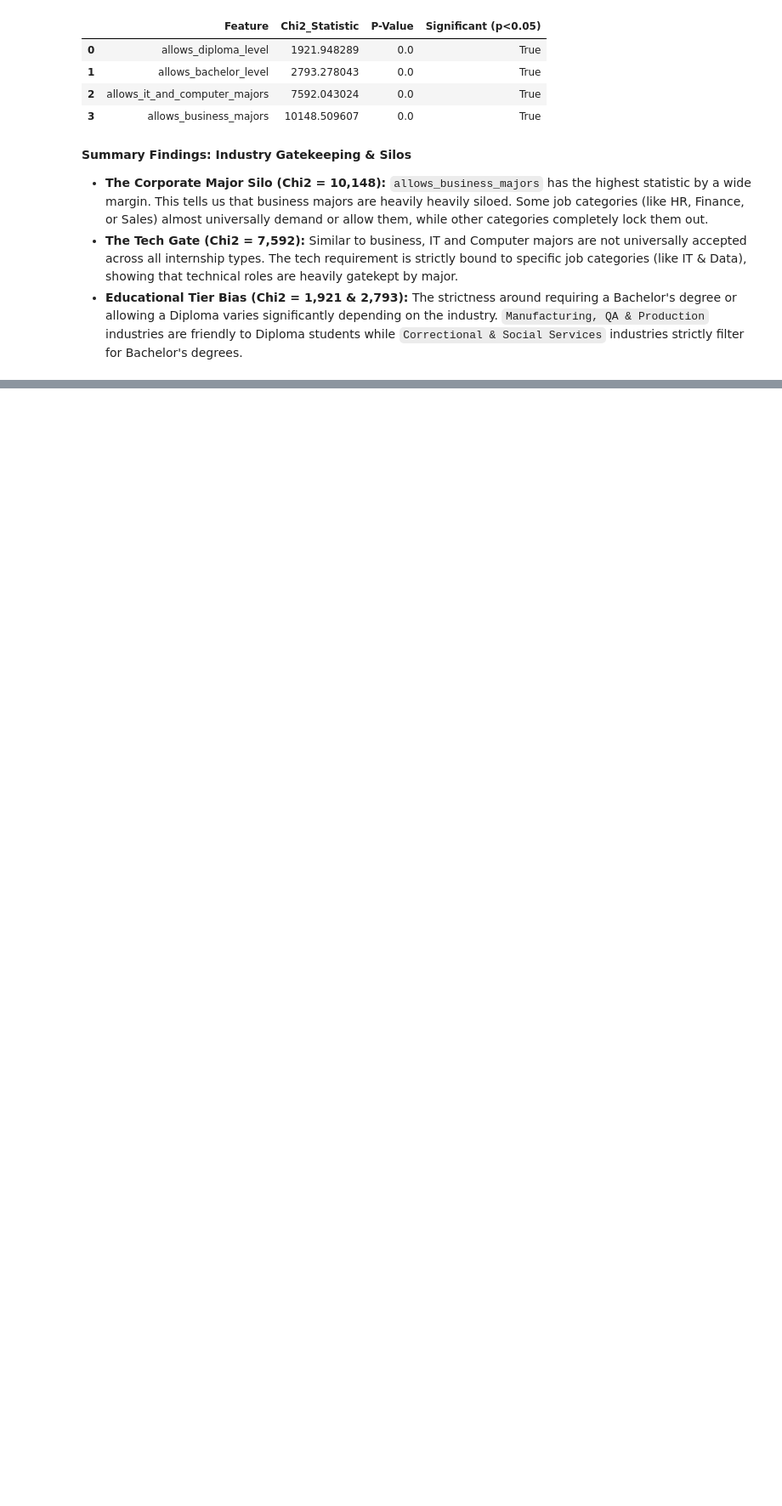
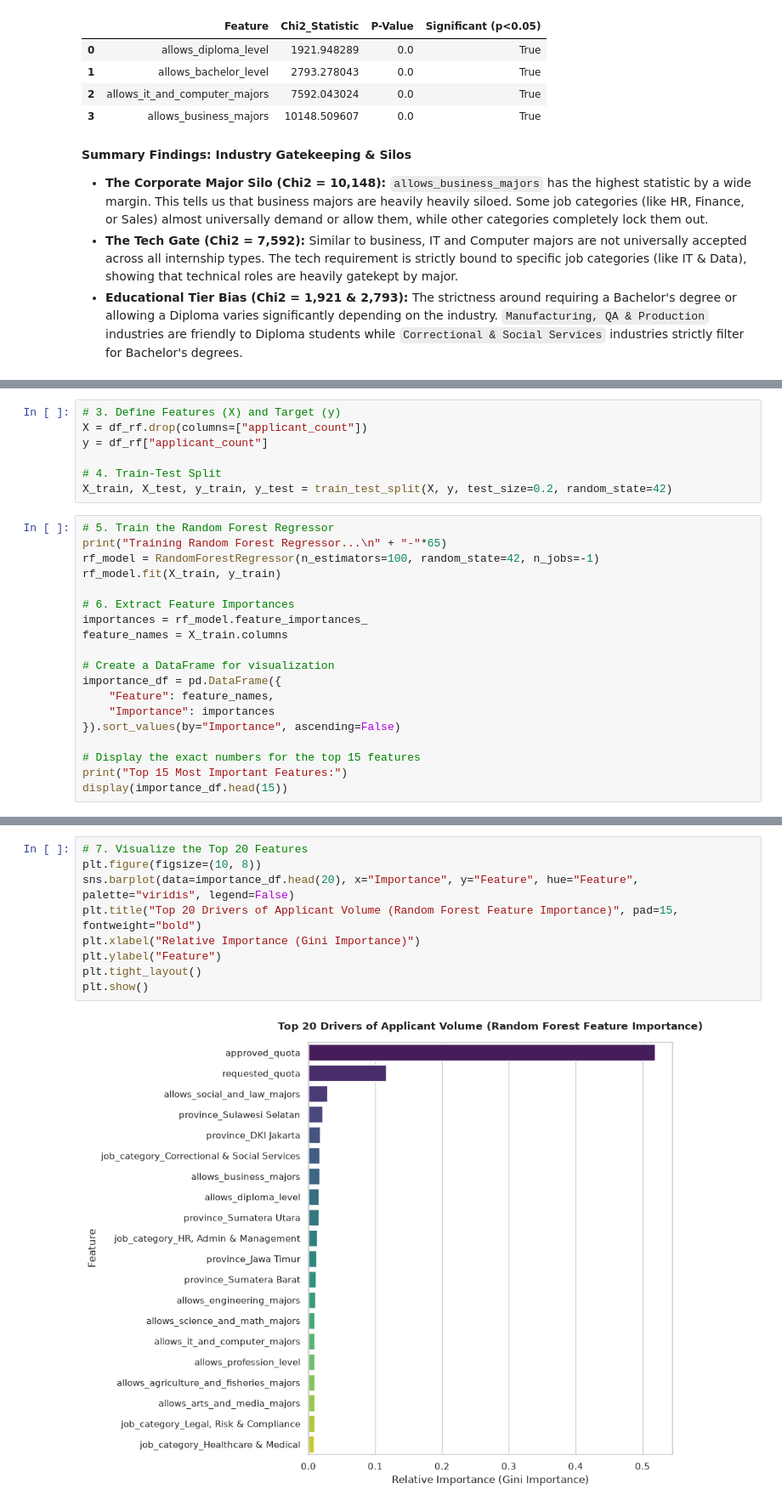
Before and after one commit to tejakusumahyusuf832/maganghub-analysis, a Jupyter notebook: notebooks/3.0-yt-exploratory-data-analysis.ipynb, the cells around one changed output, grey strips where cells are left out. Shown at 85% size. Cells and saved outputs as stored; diff of their text form; blank space fills up the shorter version.

```diff
--- a/notebooks/3.0-yt-exploratory-data-analysis.ipynb
+++ b/notebooks/3.0-yt-exploratory-data-analysis.ipynb
@@ -499,0 +605,26 @@ Chi-Square Test of Independence (Feature vs. Job Category)
+# %%
+# 3. Define Features (X) and Target (y)
+X = df_rf.drop(columns=["applicant_count"])
+y = df_rf["applicant_count"]
+
+# 4. Train-Test Split
+X_train, X_test, y_train, y_test = train_test_split(X, y, test_size=0.2, random_state=42)
+# %%
+# 5. Train the Random Forest Regressor
+print("Training Random Forest Regressor...\n" + "-"*65)
+rf_model = RandomForestRegressor(n_estimators=100, random_state=42, n_jobs=-1)
+rf_model.fit(X_train, y_train)
+
+# 6. Extract Feature Importances
+importances = rf_model.feature_importances_
+feature_names = X_train.columns
+
+# Create a DataFrame for visualization
+importance_df = pd.DataFrame({
+    "Feature": feature_names,
+    "Importance": importances
+}).sort_values(by="Importance", ascending=False)
+
+# Display the exact numbers for the top 15 features
+print("Top 15 Most Important Features:")
+display(importance_df.head(15))
@@ -499,0 +651,11 @@ Chi-Square Test of Independence (Feature vs. Job Category)
+# %%
+# 7. Visualize the Top 20 Features
+plt.figure(figsize=(10, 8))
+sns.barplot(data=importance_df.head(20), x="Importance", y="Feature", hue="Feature", palette="viridis", legend=False)
+plt.title("Top 20 Drivers of Applicant Volume (Random Forest Feature Importance)", pad=15, fontweight="bold")
+plt.xlabel("Relative Importance (Gini Importance)")
+plt.ylabel("Feature")
+plt.tight_layout()
+plt.show()
+# %% [output]
+[figure, added]
```
Also changed, not shown: parts of 28 cells of this notebook, 2 other files.
